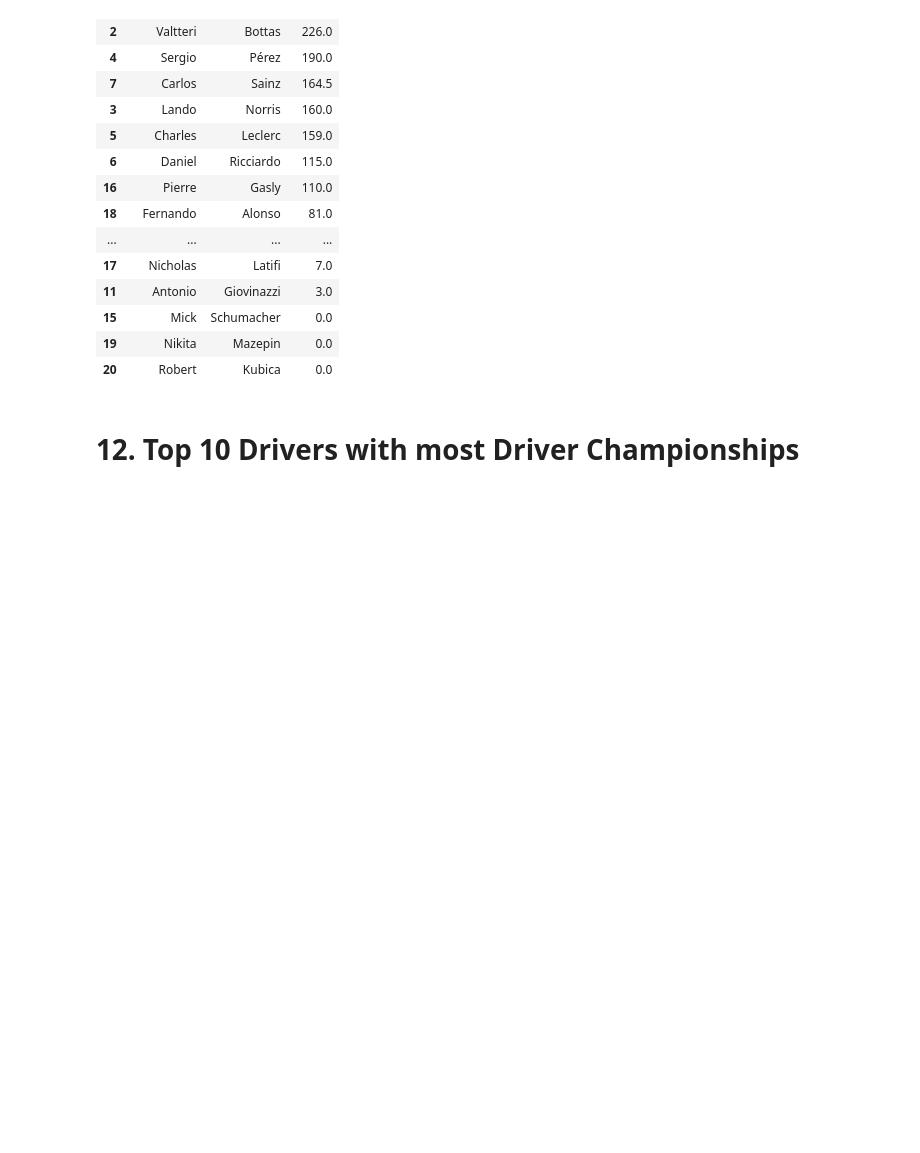
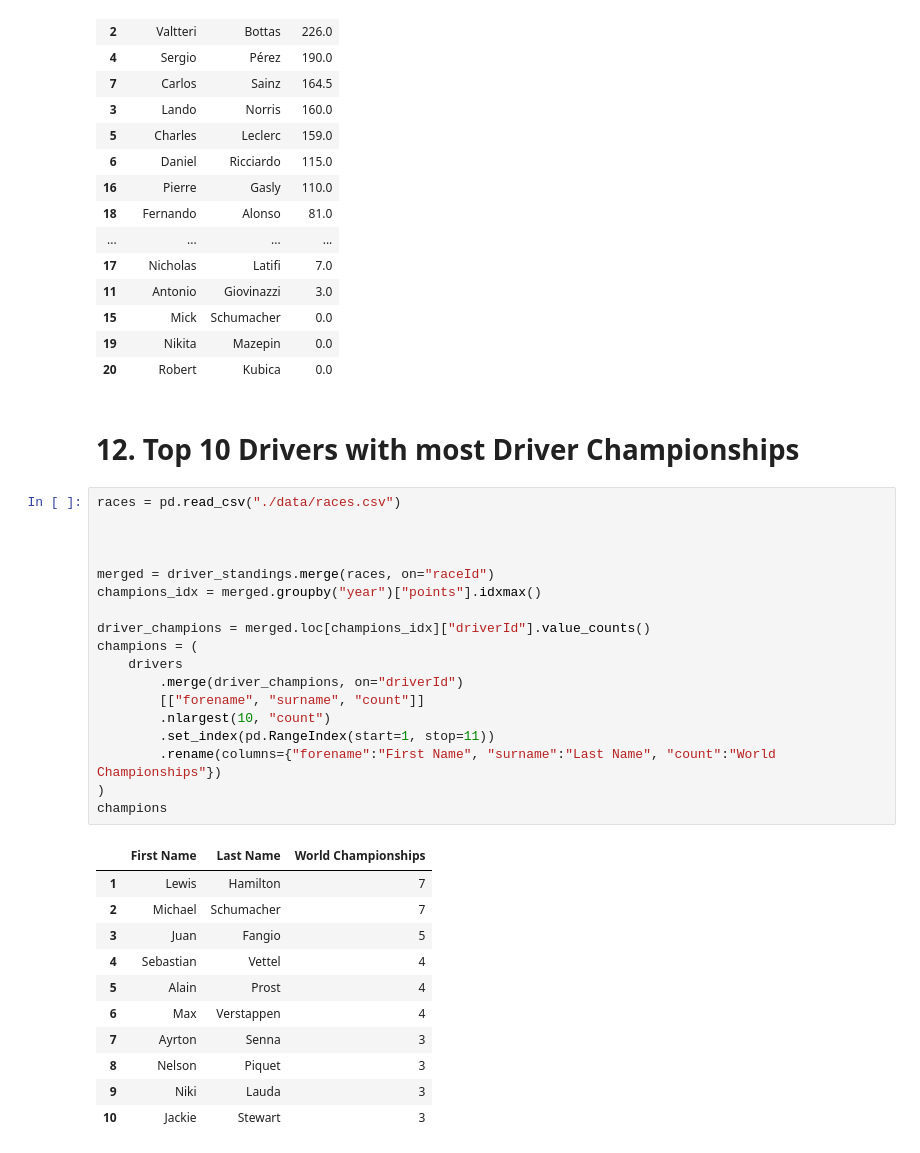
Before and after one commit to emarakakis/F1_Analysis, a Jupyter notebook: drivers.ipynb, the cells around one changed output. Saved outputs shown, nothing was run; the diff lists cells and outputs as text; blank space fills up the shorter version.

Commit message:
added drivers with most driver world championships

```diff
--- a/drivers.ipynb
+++ b/drivers.ipynb
@@ -344,3 +339,33 @@ last_race_standings
 | 20 | Robert | Kubica | 0.0 |
 # %% [markdown]
 # 12. Top 10 Drivers with most Driver Championships
+# %%
+races = pd.read_csv("./data/races.csv")
+
+
+
+merged = driver_standings.merge(races, on="raceId")
+champions_idx = merged.groupby("year")["points"].idxmax()
+
+driver_champions = merged.loc[champions_idx]["driverId"].value_counts()
+champions = (
+    drivers
+        .merge(driver_champions, on="driverId")
+        [["forename", "surname", "count"]]
+        .nlargest(10, "count")
+        .set_index(pd.RangeIndex(start=1, stop=11))
+        .rename(columns={"forename":"First Name", "surname":"Last Name", "count":"World Championships"})
+)
+champions
+# %% [output]
+|  | First Name | Last Name | World Championships |
+| 1 | Lewis | Hamilton | 7 |
+| 2 | Michael | Schumacher | 7 |
+| 3 | Juan | Fangio | 5 |
+| 4 | Sebastian | Vettel | 4 |
+| 5 | Alain | Prost | 4 |
+| 6 | Max | Verstappen | 4 |
+| 7 | Ayrton | Senna | 3 |
+| 8 | Nelson | Piquet | 3 |
+| 9 | Niki | Lauda | 3 |
+| 10 | Jackie | Stewart | 3 |
```
Also changed, not shown: parts of 1 cell of this notebook, 1 other file.
